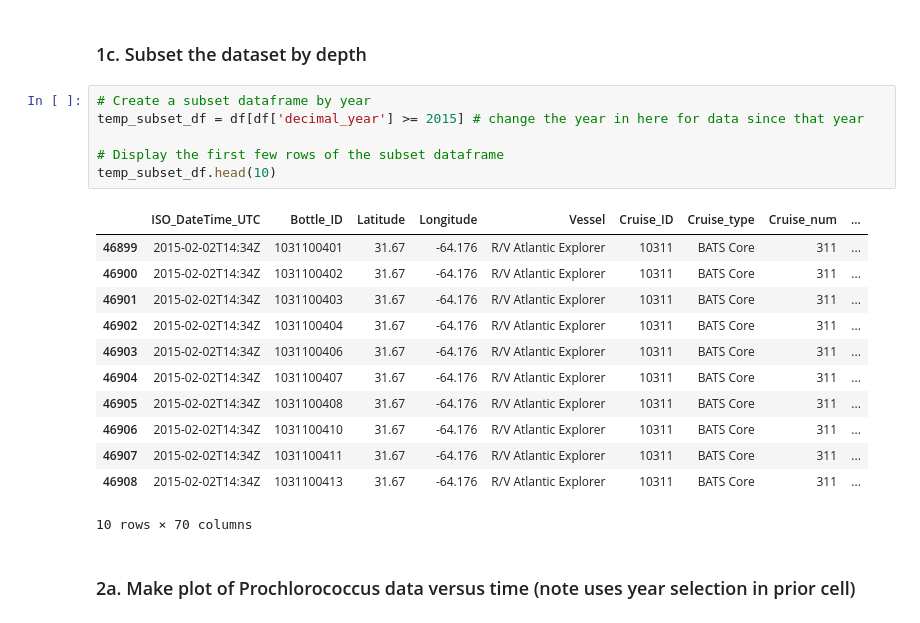
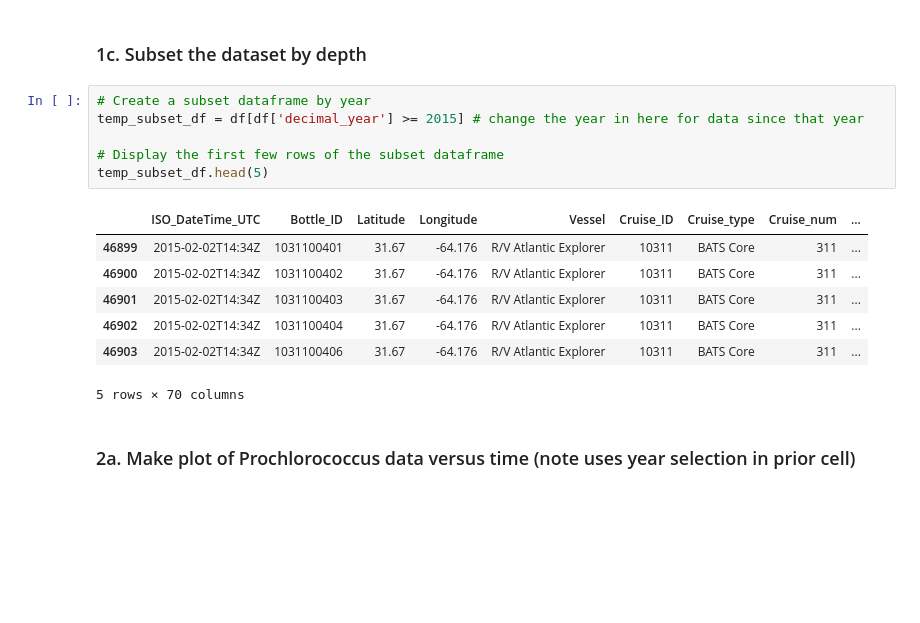
Before and after one commit to maksaito/BATS-download2viz-tutorial, a Jupyter notebook: NotebookDemo_BATS.ipynb, the cells around one changed output. Drawn from its saved outputs; the diff is of its cells as text; blank space fills up the shorter version.

```diff
--- a/NotebookDemo_BATS.ipynb
+++ b/NotebookDemo_BATS.ipynb
@@ -38,22 +38,17 @@ Column Names: ['ISO_DateTime_UTC', 'Bottle_ID', 'Latitude', 'Longitude', 'Vessel
 # %%
 # Create a subset dataframe by year
 temp_subset_df = df[df['decimal_year'] >= 2015] # change the year in here for data since that year
 
 # Display the first few rows of the subset dataframe
-temp_subset_df.head(10)
+temp_subset_df.head(5)
 # %% [output]
 |  | ISO_DateTime_UTC | Bottle_ID | Latitude | Longitude | Vessel | Cruise_ID | Cruise_type | Cruise_num | ... |
 | 46899 | 2015-02-02T14:34Z | 1031100401 | 31.67 | -64.176 | R/V Atlantic Explorer | 10311 | BATS Core | 311 | ... |
 | 46900 | 2015-02-02T14:34Z | 1031100402 | 31.67 | -64.176 | R/V Atlantic Explorer | 10311 | BATS Core | 311 | ... |
 | 46901 | 2015-02-02T14:34Z | 1031100403 | 31.67 | -64.176 | R/V Atlantic Explorer | 10311 | BATS Core | 311 | ... |
 | 46902 | 2015-02-02T14:34Z | 1031100404 | 31.67 | -64.176 | R/V Atlantic Explorer | 10311 | BATS Core | 311 | ... |
 | 46903 | 2015-02-02T14:34Z | 1031100406 | 31.67 | -64.176 | R/V Atlantic Explorer | 10311 | BATS Core | 311 | ... |
-| 46904 | 2015-02-02T14:34Z | 1031100407 | 31.67 | -64.176 | R/V Atlantic Explorer | 10311 | BATS Core | 311 | ... |
-| 46905 | 2015-02-02T14:34Z | 1031100408 | 31.67 | -64.176 | R/V Atlantic Explorer | 10311 | BATS Core | 311 | ... |
-| 46906 | 2015-02-02T14:34Z | 1031100410 | 31.67 | -64.176 | R/V Atlantic Explorer | 10311 | BATS Core | 311 | ... |
-| 46907 | 2015-02-02T14:34Z | 1031100411 | 31.67 | -64.176 | R/V Atlantic Explorer | 10311 | BATS Core | 311 | ... |
-| 46908 | 2015-02-02T14:34Z | 1031100413 | 31.67 | -64.176 | R/V Atlantic Explorer | 10311 | BATS Core | 311 | ... |
-10 rows × 70 columns
+5 rows × 70 columns
 # %% [markdown]
 ### 2a. Make plot of Prochlorococcus data versus time (note uses year selection in prior cell)
 # %%
```
Also changed, not shown: parts of 3 cells of this notebook.
